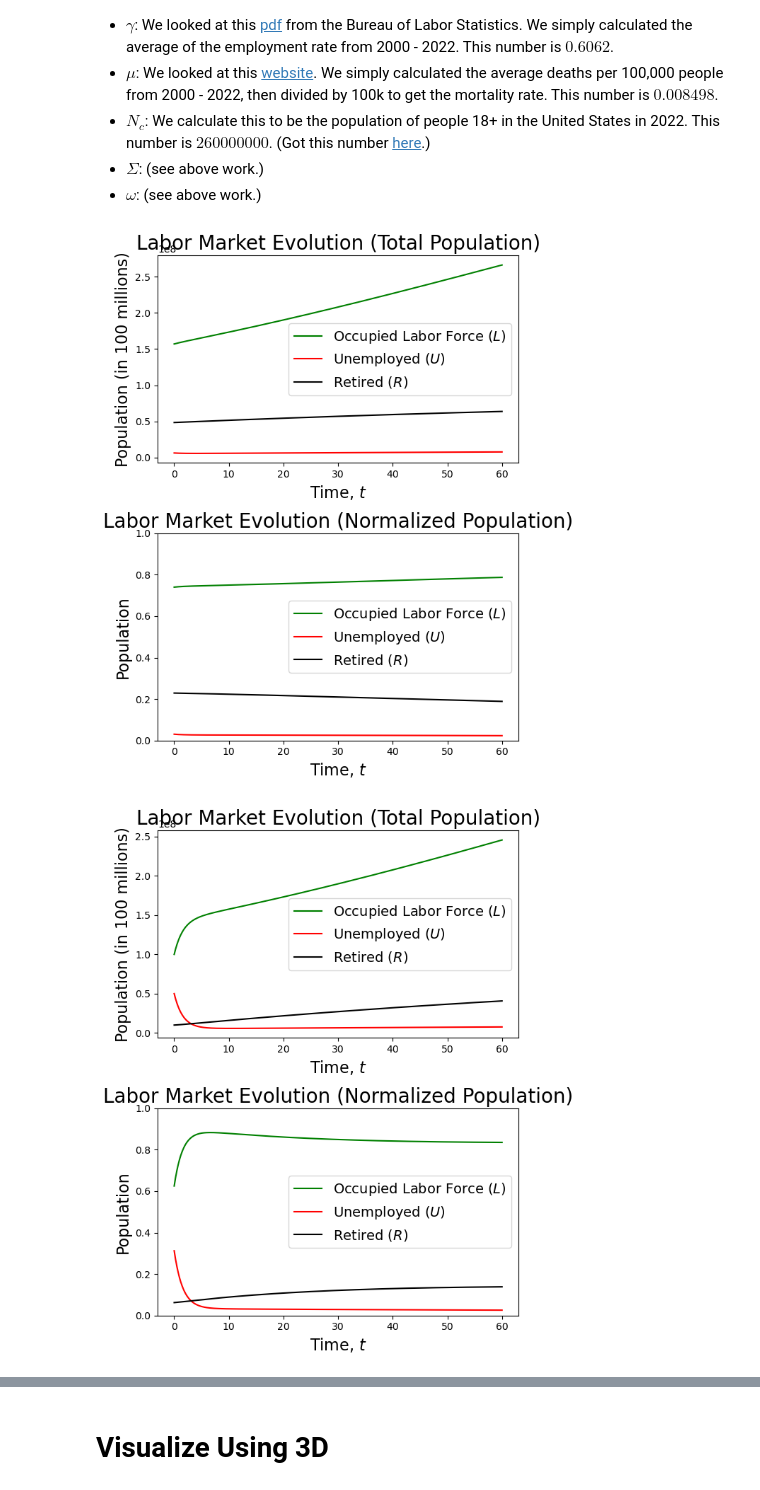
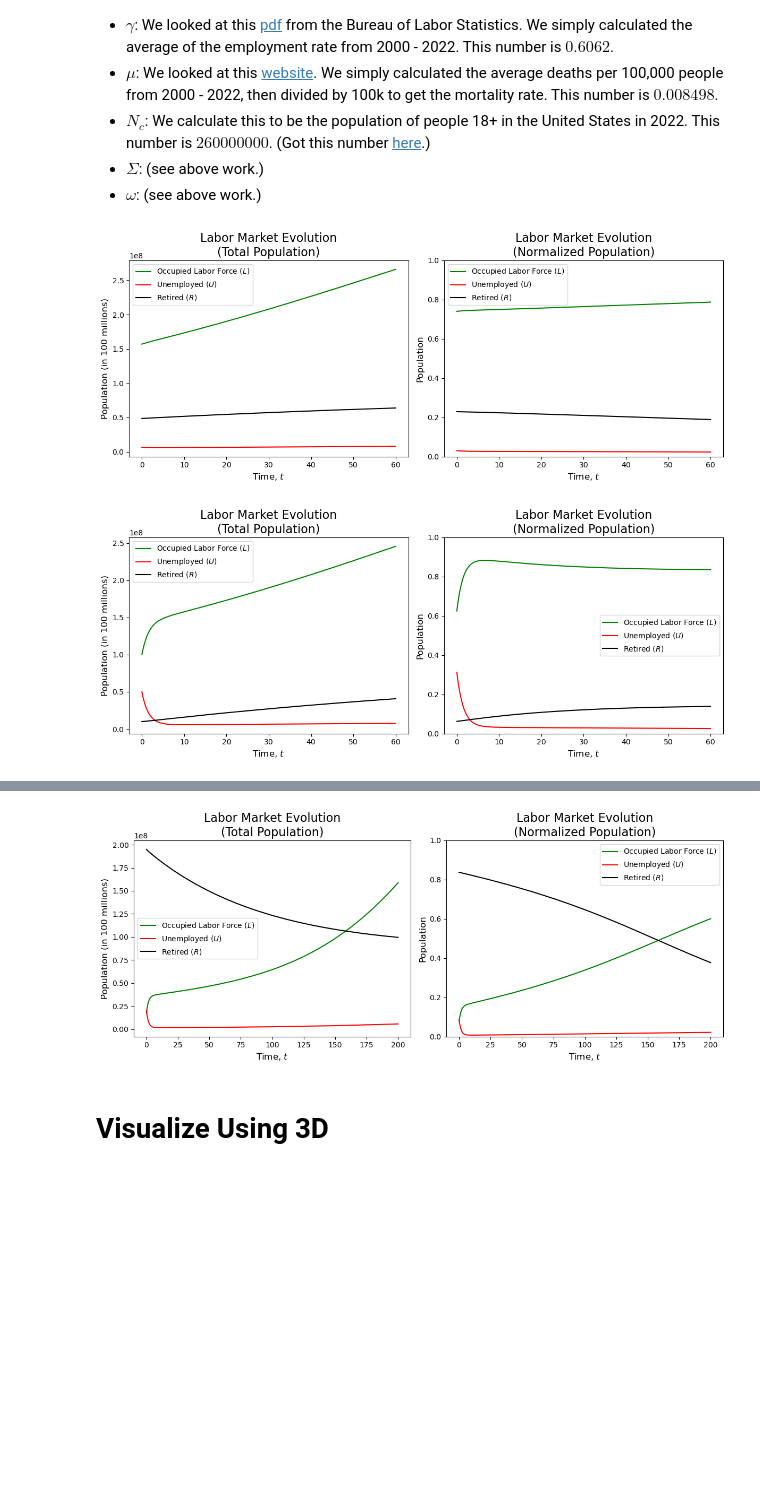
Before and after one commit to dylanskinner65/LaborEconomyDynamics, a Jupyter notebook: diff_eq_build.ipynb, the cells around one changed output, grey strips where cells are left out. Saved outputs shown, nothing was run; the diff lists cells and outputs as text; code cells hidden in the pictures; blank space fills up the shorter version.

Commit message:
Changed the images in paper.

```diff
--- a/diff_eq_build.ipynb
+++ b/diff_eq_build.ipynb
@@ -243,10 +243,16 @@ t = np.linspace(0, T, 1000)
 
 # Plug these values into solve_ivp
 # for i, y0 in enumerate([[157e6, 6.5e6, 48.59e6], [157.1e6, 1e6, 1e6], [156.5e6, 6e6, 48e6]]):
-for i, y0 in enumerate([[157e6, 6.5e6, 48.59e6], [100e6, 50e6, 10e6], [18e6, 200e6, 10e6]]):
+for i, y0 in enumerate([[157e6, 6.5e6, 48.59e6], [100e6, 50e6, 10e6], [18e6, 200e6, 10e6], [17.5e6, 20.4e6, 195e6]]):
     # fig, ax = plt.subplots(2, 1, figsize=(8,10), dpi=200)
-    fig, ax = plt.subplots(2, 1, figsize=(6,8))
-    solution = solve_ivp(f, (0, T), y0, t_eval=t, args=(sigma, rho, tau, gamma, mu, N_c, Sigma, omega))
+    fig, ax = plt.subplots(1, 2, figsize=(12,5))
+
+    if i != 3:
+        solution = solve_ivp(f, (0, T), y0, t_eval=t, args=(sigma, rho, tau, gamma, mu, N_c, Sigma, omega))
+    elif i == 3:
+        T = 200
+        t = np.linspace(0, T, 1000)
+        solution = solve_ivp(f, (0, T), y0, t_eval=t, args=(sigma, rho, tau, gamma, mu, N_c, Sigma, omega))
 
     # # Get the number of rabbits and wolves
     # labor_force = solution.y[0, :]
@@ -262,40 +268,41 @@ for i, y0 in enumerate([[157e6, 6.5e6, 48.59e6], [100e6, 50e6, 10e6], [18e6, 200
     # ax[1].set_xlabel('Time, $t$')
     # ax[1].set_ylabel('Population')
     # ax[1].legend()
 
     # retired = solution.y[2, :]
     # ax[2].plot(solution.t, retired, label=f'$y_0 = $ {y0}')
     # ax[2].set_title(f'Retired ($R$)')
     # ax[2].set_xlabel('Time, $t$')
     # ax[2].set_ylabel('Population')
     # ax[2].legend()
     sum_people = np.sum(solution.y, axis=0)
+    fontsize = 16
 
     ax[0].plot(solution.t, solution.y[0, :], label=f'Occupied Labor Force ($L$)', color='green')
     ax[0].plot(solution.t, solution.y[1, :], label=f'Unemployed ($U$)', color='red')
     ax[0].plot(solution.t, solution.y[2, :], label=f'Retired ($R$)', color='black')
-    ax[0].set_title(f'Labor Market Evolution (Total Population)', fontsize=20)
-    ax[0].set_xlabel('Time, $t$', fontsize=16)
-    ax[0].set_ylabel('Population (in 100 millions)', fontsize=16)
+    ax[0].set_title(f'Labor Market Evolution\n(Total Population)', fontsize=fontsize)
+    ax[0].set_xlabel('Time, $t$', fontsize=fontsize - 4)
+    ax[0].set_ylabel('Population (in 100 millions)', fontsize=fontsize - 4)
     # ax[i].set_ylim(0, 1)
-    ax[0].legend(fontsize=14)
+    ax[0].legend(fontsize=fontsize - 6)
 
     ax[1].plot(solution.t, solution.y[0, :]/sum_people, label=f'Occupied Labor Force ($L$)', color='green')
     ax[1].plot(solution.t, solution.y[1, :]/sum_people, label=f'Unemployed ($U$)', color='red')
     ax[1].plot(solution.t, solution.y[2, :]/sum_people, label=f'Retired ($R$)', color='black')
     # ax[1].set_title(f'Population Model, Initial Conditions: {numerize(y0[0])}, {numerize(y0[1])}, {numerize(y0[2])}')
-    ax[1].set_title(f'Labor Market Evolution (Normalized Population)', fontsize=20)
-    ax[1].set_xlabel('Time, $t$', fontsize=16)
-    ax[1].set_ylabel('Population', fontsize=16)
+    ax[1].set_title(f'Labor Market Evolution\n(Normalized Population)', fontsize=fontsize)
+    ax[1].set_xlabel('Time, $t$', fontsize=fontsize - 4)
+    ax[1].set_ylabel('Population', fontsize=fontsize - 4)
     ax[1].set_ylim(0, 1)
-    ax[1].legend(fontsize=14)
+    ax[1].legend(fontsize=fontsize - 6)
     plt.tight_layout()
     plt.show()
     # print('Done with iteration', i)
 
 
 # plt.tight_layout()
 # plt.show()
 # %% [output]
-[figure, old version]
+[figure, new version]
-[figure, old version]
+[figure, new version]
@@ -303,3 +310,4 @@ for i, y0 in enumerate([[157e6, 6.5e6, 48.59e6], [100e6, 50e6, 10e6], [18e6, 200
+[figure, added]
 # %% [markdown]
 <h1>Visualize Using 3D</h1>
 # %%
```
Also changed, not shown: parts of 1 cell of this notebook, 3 other files.
